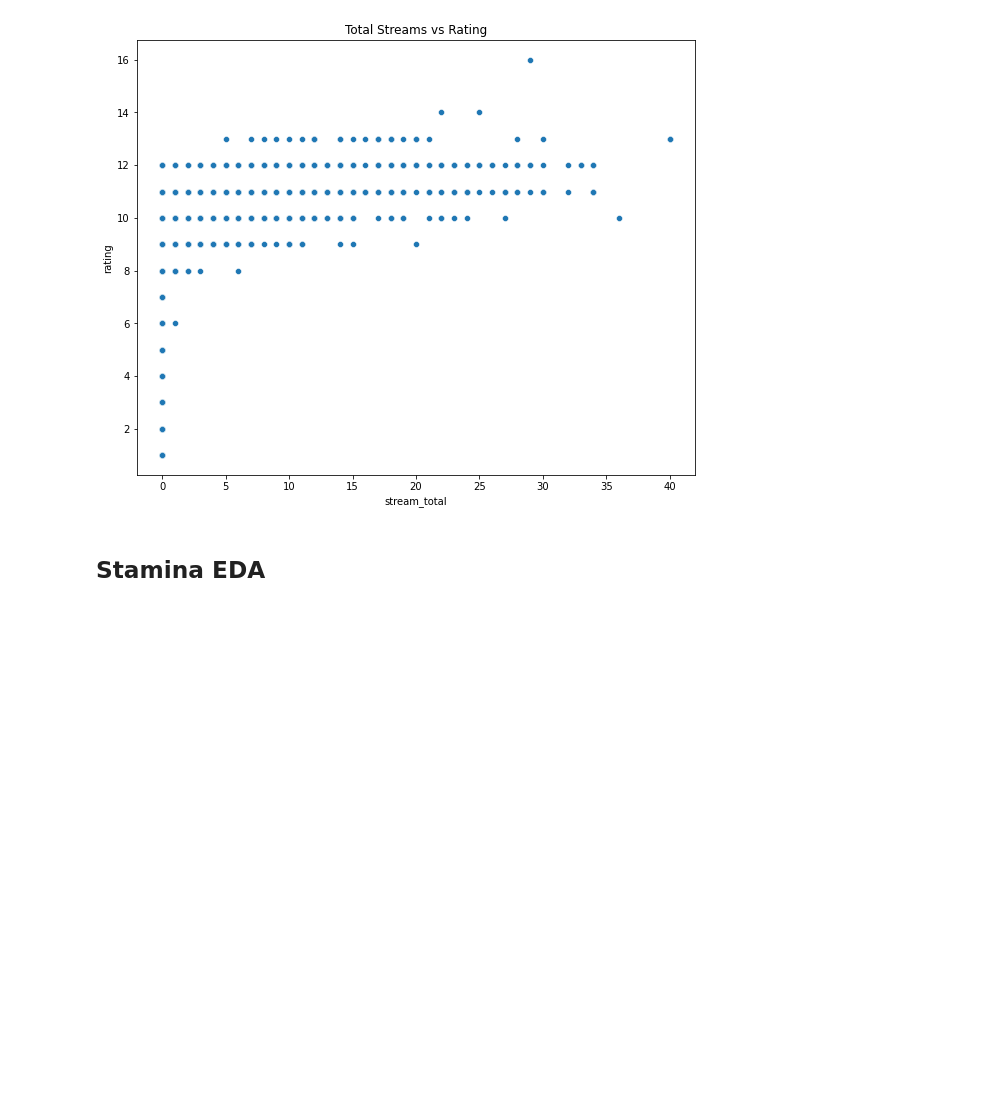
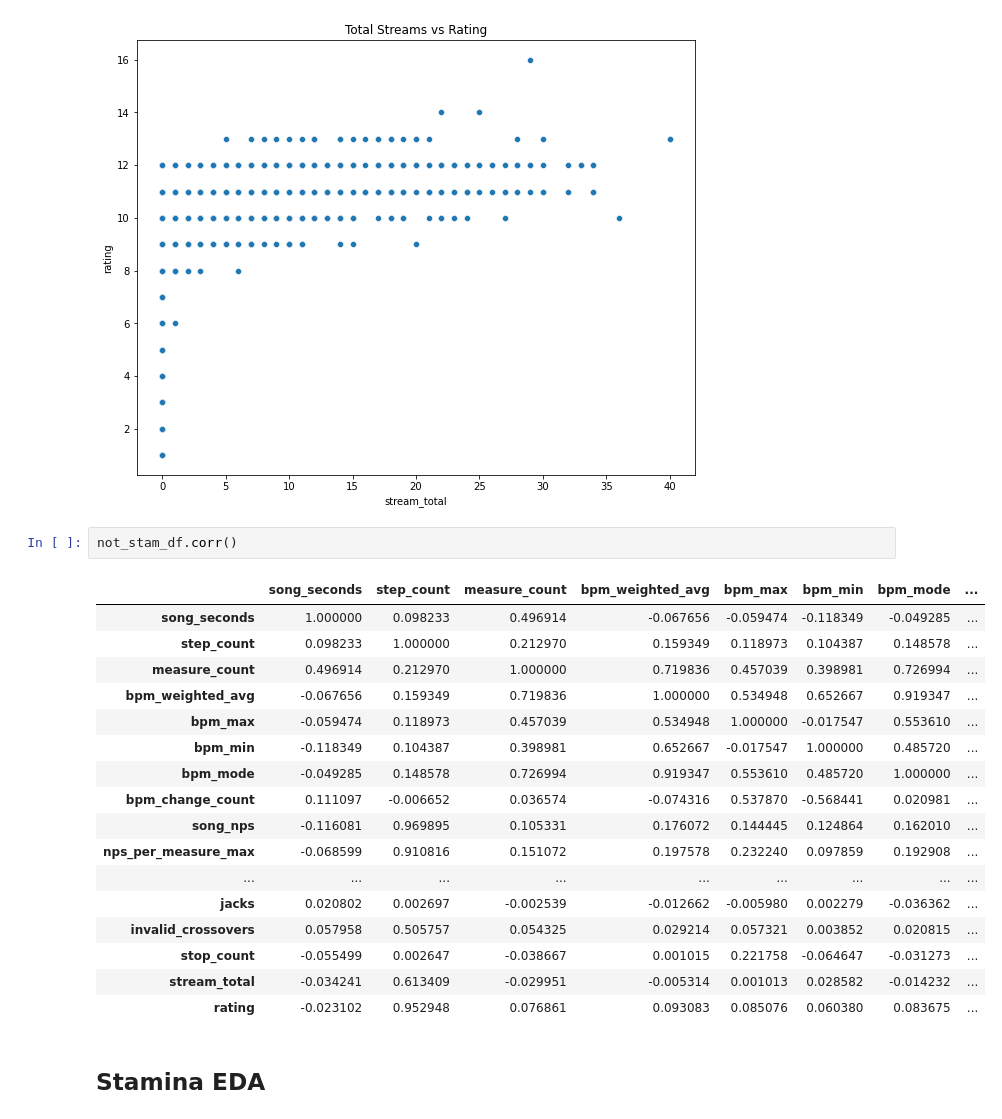
Before and after one commit to sglibova/chart-difficulty-with-machine-learning, a Jupyter notebook: chart_difficulty.ipynb, the cells around one changed output. Saved outputs shown, nothing was run; the diff lists cells and outputs as text; blank space fills up the shorter version.

```diff
--- a/chart_difficulty.ipynb
+++ b/chart_difficulty.ipynb
@@ -332,6 +332,26 @@ steps = sns.scatterplot(data = not_stam_df, x = 'stream_total', y = 'rating')
 steps.set(title = "Total Streams vs Rating");
 # %% [output]
 [figure]
+# %%
+not_stam_df.corr()
+# %% [output]
+|  | song_seconds | step_count | measure_count | bpm_weighted_avg | bpm_max | bpm_min | bpm_mode | ... |
+| song_seconds | 1.000000 | 0.098233 | 0.496914 | -0.067656 | -0.059474 | -0.118349 | -0.049285 | ... |
+| step_count | 0.098233 | 1.000000 | 0.212970 | 0.159349 | 0.118973 | 0.104387 | 0.148578 | ... |
+| measure_count | 0.496914 | 0.212970 | 1.000000 | 0.719836 | 0.457039 | 0.398981 | 0.726994 | ... |
+| bpm_weighted_avg | -0.067656 | 0.159349 | 0.719836 | 1.000000 | 0.534948 | 0.652667 | 0.919347 | ... |
+| bpm_max | -0.059474 | 0.118973 | 0.457039 | 0.534948 | 1.000000 | -0.017547 | 0.553610 | ... |
+| bpm_min | -0.118349 | 0.104387 | 0.398981 | 0.652667 | -0.017547 | 1.000000 | 0.485720 | ... |
+| bpm_mode | -0.049285 | 0.148578 | 0.726994 | 0.919347 | 0.553610 | 0.485720 | 1.000000 | ... |
+| bpm_change_count | 0.111097 | -0.006652 | 0.036574 | -0.074316 | 0.537870 | -0.568441 | 0.020981 | ... |
+| song_nps | -0.116081 | 0.969895 | 0.105331 | 0.176072 | 0.144445 | 0.124864 | 0.162010 | ... |
+| nps_per_measure_max | -0.068599 | 0.910816 | 0.151072 | 0.197578 | 0.232240 | 0.097859 | 0.192908 | ... |
+| ... | ... | ... | ... | ... | ... | ... | ... | ... |
+| jacks | 0.020802 | 0.002697 | -0.002539 | -0.012662 | -0.005980 | 0.002279 | -0.036362 | ... |
+| invalid_crossovers | 0.057958 | 0.505757 | 0.054325 | 0.029214 | 0.057321 | 0.003852 | 0.020815 | ... |
+| stop_count | -0.055499 | 0.002647 | -0.038667 | 0.001015 | 0.221758 | -0.064647 | -0.031273 | ... |
+| stream_total | -0.034241 | 0.613409 | -0.029951 | -0.005314 | 0.001013 | 0.028582 | -0.014232 | ... |
+| rating | -0.023102 | 0.952948 | 0.076861 | 0.093083 | 0.085076 | 0.060380 | 0.083675 | ... |
 # %% [markdown]
 ## Stamina EDA
 # %%
```
Also changed, not shown: parts of 10 cells of this notebook, 1 other file.
